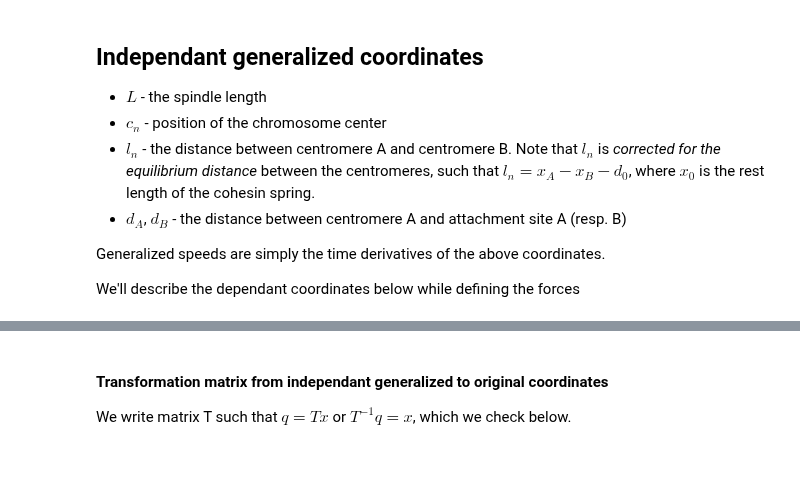
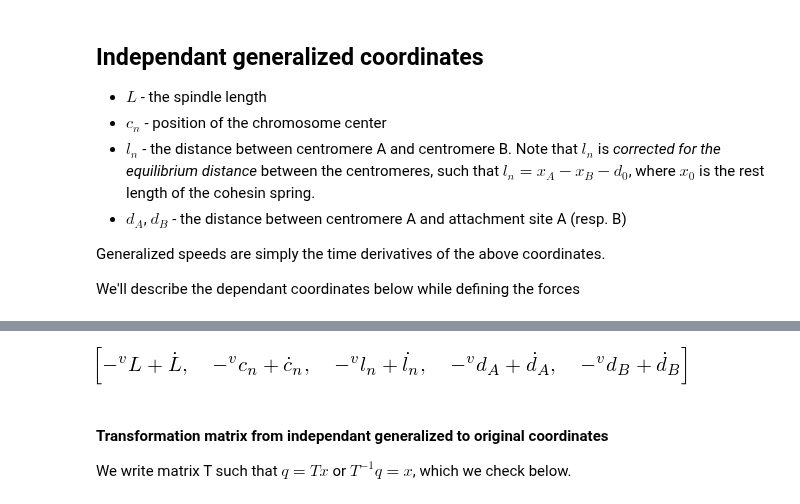
Before and after one commit to glyg/notebooks, a Jupyter notebook: kt_sim/sympy_dumb_spindle.ipynb, the cells around one changed output, grey strips where cells are left out. Saved outputs shown, nothing was run; the diff lists cells and outputs as text; code cells hidden in the pictures; blank space fills up the shorter version.

```diff
--- a/kt_sim/sympy_dumb_spindle.ipynb
+++ b/kt_sim/sympy_dumb_spindle.ipynb
@@ -25,25 +37,3 @@ def indexer(name, index=None, expo=None):
     return name
 # %% [markdown]
 # A dumb spindle in sympy
-# %%
-class SympySpindle:
-    '''
-    container class
-
-    to collect all we instanciate at the sympy level
-    '''
-
-    def __init__(self, name):
-        self.name = name
-        ### dictionary
-        self.forcebalance = defaultdict(list)
-
-    @property
-    def lagrangian(self):
-        return sympify(sum(self.forcebalance['lagrangian']))
-
-    @property
-    def qs(self):
-        return self.forcebalance['q_ind'] + self.forcebalance['q_dep']
-
-spindle = SympySpindle('Dumb')
@@ -85,7 +75,7 @@ We'll describe the dependant coordinates below while defining the forces
 # %%
 ### independant generalized coordinates
 q_ind = L, c_n, l_n, d_A, d_B = dynamicsymbols('L, c_n, l_n, d_A, d_B')
-### generalized speeds
+### generalized speeds (coordinates derivatives)
 qd_ind = Ld, c_nd, l_nd, d_Ad, d_Bd = dynamicsymbols('L, c_n, l_n, d_A, d_B', 1)
 
 ### generalized speed - Kanes formalism
@@ -94,15 +84,20 @@ ud_ind = vLd, vc_nd, vl_nd, vd_Ad, vd_Bd = dynamicsymbols('^vL, ^vc_n, ^vl_n, ^v
 
 
 ### Register in the container's dictionary
-spindle.forcebalance['q_ind'] = q_ind
-spindle.forcebalance['qd_ind'] = qd_ind
+spindle.q_ind = q_ind
+spindle.qd_ind = qd_ind
 
 ### Kanes method
-spindle.forcebalance['u_ind'] = u_ind
-spindle.forcebalance['ud_ind'] = ud_ind
-### Kinematics //
-spindle.forcebalance['kd'].extend((qd - u for (qd, u) in
-                                   zip(qd_ind, u_ind)))
+spindle.u_ind = u_ind
+spindle.ud_ind = ud_ind
+
+### Kinematics
+spindle.kd.extend((qd - u for (qd, u) in
+                   zip(qd_ind, u_ind)))
+# %%
+spindle.kd
+# %% [output]
+[figure, added]
 # %% [markdown]
 #### Transformation matrix from independant generalized to original coordinates
 
```
Also changed, not shown: parts of 39 cells of this notebook.
